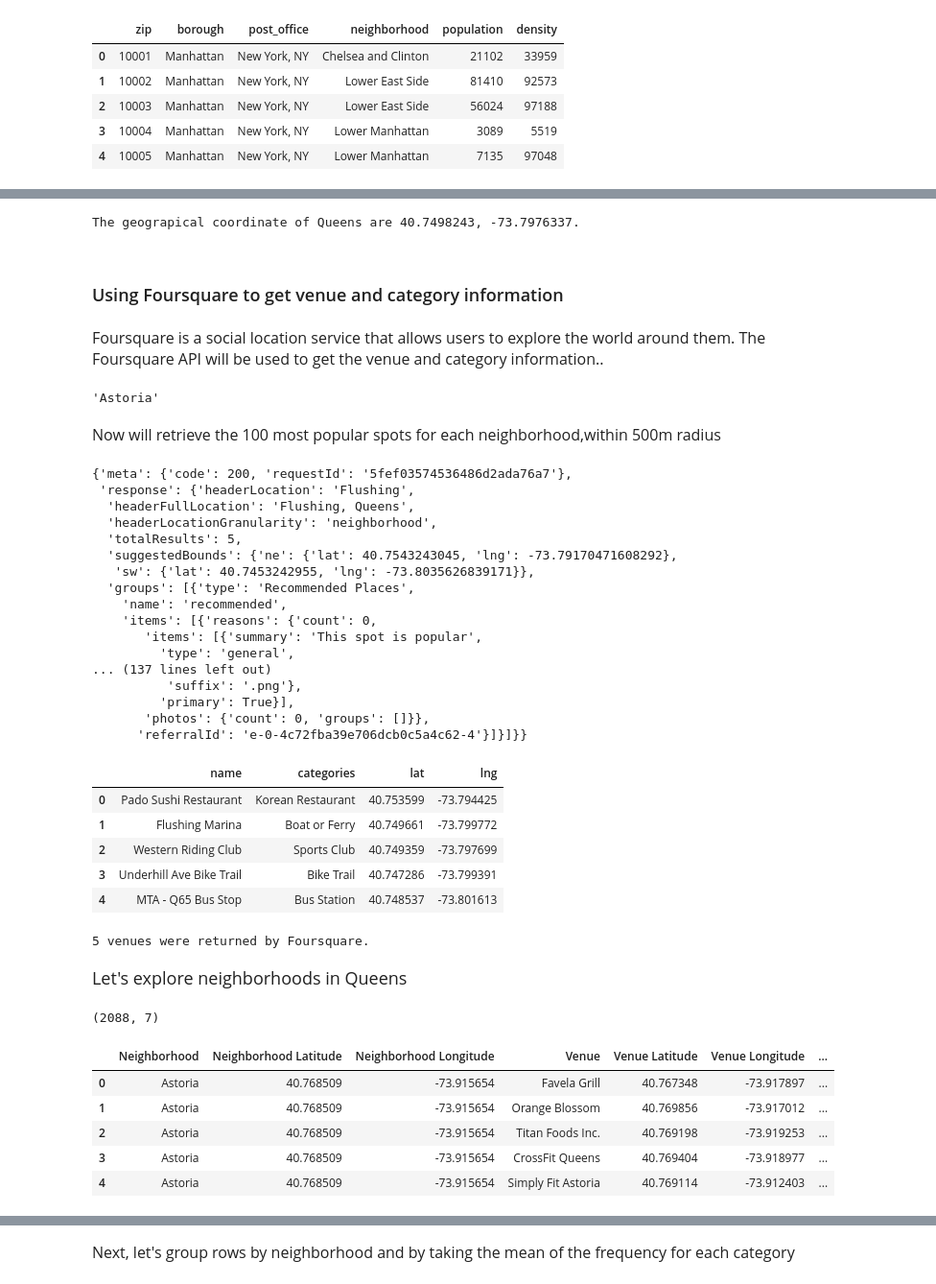
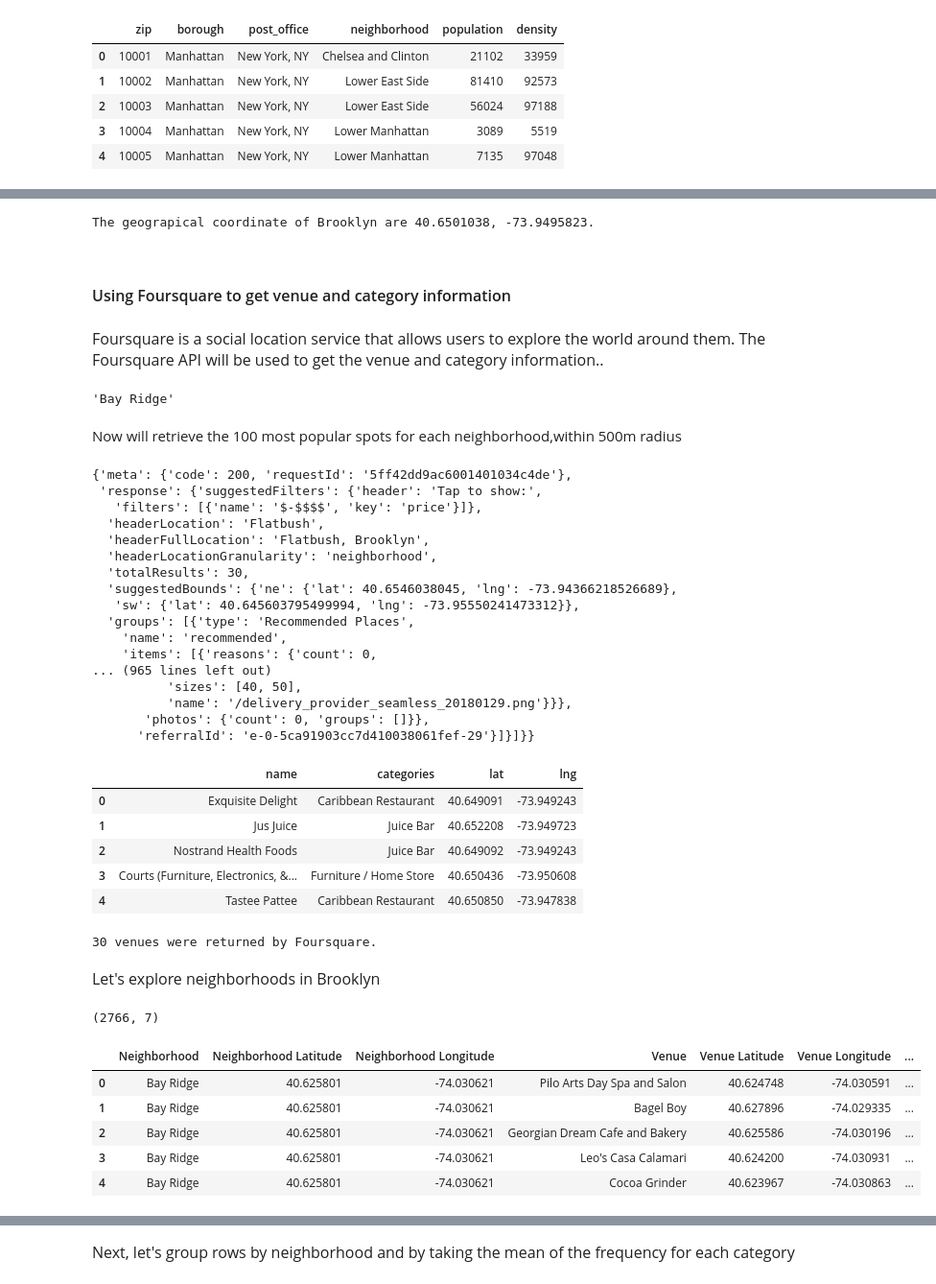
Before and after one commit to Tatenda23/Cousera_Capstone, a Jupyter notebook: Cousera_Capstone-Battle of Neighborhoods.ipynb, the cells around one changed output, grey strips where cells are left out. Shown at 96% size. Drawn from its saved outputs; the diff is of its cells as text; code cells hidden in the pictures.

```diff
--- a/Cousera_Capstone-Battle of Neighborhoods.ipynb
+++ b/Cousera_Capstone-Battle of Neighborhoods.ipynb
@@ -111,6 +183,6 @@ Name: 139, dtype: object
 # %%
-#extracting Queens data only
-queens_data = new_york[new_york['Borough'] == 'Queens'].reset_index(drop=True)
-queens_data.head()
+#extracting Brooklyndata only
+brooklyn_data = new_york[new_york['Borough'] == 'Brooklyn'].reset_index(drop=True)
+brooklyn_data.head()
 # %% [output]
 |  | Borough | Neighborhood | Latitude | Longitude |
@@ -124,15 +194,15 @@ queens_data.head()
 # %%
-address = 'Queens, NY'
+address = 'Brooklyn, NY'
 
 geolocator = Nominatim(user_agent="ny_explorer")
 location = geolocator.geocode(address)
 latitude = location.latitude
 longitude = location.longitude
-print('The geograpical coordinate of Queens are {}, {}.'.format(latitude, longitude))
+print('The geograpical coordinate of Brooklyn are {}, {}.'.format(latitude, longitude))
 # %% [output]
-The geograpical coordinate of Queens are 40.7498243, -73.7976337.
+The geograpical coordinate of Brooklyn are 40.6501038, -73.9495823.
 # %% [markdown]
- <font size="4"><h1> Using Foursquare to get venue and category information</h1></font>
+ <font size="3"><h1> Using Foursquare to get venue and category information</h1></font>
      <font size="3">  Foursquare is a social location service that allows users to explore the world around them. The Foursquare API will be used to get the venue and category information..</font>
 # %%
 #Foursquare Credentials and Version
@@ -141,11 +211,11 @@ client_secret = 'AULST3BFPQUXEIZ2DSHGFDSVCE1X2QDTVWARCY4VZBOFY0R3' # your Foursq
 VERSION = '20190530' # Foursquare API version
 # %%
 #Exploring first neighborhood
-queens_data.loc[0, 'Neighborhood']
+brooklyn_data.loc[0, 'Neighborhood']
 # %% [output]
-'Astoria'
+'Bay Ridge'
 # %% [markdown]
-<font size="3">Now will retrieve the 100 most popular spots for each neighborhood,within 500m radius </font>
+Now will retrieve the 100 most popular spots for each neighborhood,within 500m radius
 # %%
 radius = 500
 limit = 100
@@ -154,23 +224,23 @@ url = 'https://api.foursquare.com/v2/venues/explore?client_id={}&client_secret={
 res = requests.get(url).json()
 res
 # %% [output]
-{'meta': {'code': 200, 'requestId': '5fef03574536486d2ada76a7'},
- 'response': {'headerLocation': 'Flushing',
-  'headerFullLocation': 'Flushing, Queens',
+{'meta': {'code': 200, 'requestId': '5ff42dd9ac6001401034c4de'},
+ 'response': {'suggestedFilters': {'header': 'Tap to show:',
+   'filters': [{'name': '$-$$$$', 'key': 'price'}]},
+  'headerLocation': 'Flatbush',
+  'headerFullLocation': 'Flatbush, Brooklyn',
   'headerLocationGranularity': 'neighborhood',
-  'totalResults': 5,
-  'suggestedBounds': {'ne': {'lat': 40.7543243045, 'lng': -73.79170471608292},
-   'sw': {'lat': 40.7453242955, 'lng': -73.8035626839171}},
+  'totalResults': 30,
+  'suggestedBounds': {'ne': {'lat': 40.6546038045, 'lng': -73.94366218526689},
+   'sw': {'lat': 40.645603795499994, 'lng': -73.95550241473312}},
   'groups': [{'type': 'Recommended Places',
     'name': 'recommended',
     'items': [{'reasons': {'count': 0,
-       'items': [{'summary': 'This spot is popular',
-         'type': 'general',
-... (137 lines left out)
-          'suffix': '.png'},
-         'primary': True}],
+... (965 lines left out)
+          'sizes': [40, 50],
+          'name': '/delivery_provider_seamless_20180129.png'}}},
        'photos': {'count': 0, 'groups': []}},
-      'referralId': 'e-0-4c72fba39e706dcb0c5a4c62-4'}]}]}}
+      'referralId': 'e-0-5ca91903cc7d410038061fef-29'}]}]}}
 # %%
 #Function to get category of venue
 def get_category_type(row):
@@ -203,17 +273,17 @@ nearby_venues.columns = [col.split(".")[-1] for col in nearby_venues.columns]
 nearby_venues.head()
 # %% [output]
 |  | name | categories | lat | lng |
-| 0 | Pado Sushi Restaurant | Korean Restaurant | 40.753599 | -73.794425 |
-| 1 | Flushing Marina | Boat or Ferry | 40.749661 | -73.799772 |
-| 2 | Western Riding Club | Sports Club | 40.749359 | -73.797699 |
-| 3 | Underhill Ave Bike Trail | Bike Trail | 40.747286 | -73.799391 |
-| 4 | MTA - Q65 Bus Stop | Bus Station | 40.748537 | -73.801613 |
+| 0 | Exquisite Delight | Caribbean Restaurant | 40.649091 | -73.949243 |
+| 1 | Jus Juice | Juice Bar | 40.652208 | -73.949723 |
+| 2 | Nostrand Health Foods | Juice Bar | 40.649092 | -73.949243 |
+| 3 | Courts (Furniture, Electronics, &... | Furniture / Home Store | 40.650436 | -73.950608 |
+| 4 | Tastee Pattee | Caribbean Restaurant | 40.650850 | -73.947838 |
 # %%
 print('{} venues were returned by Foursquare.'.format(nearby_venues.shape[0]))
 # %% [output]
-5 venues were returned by Foursquare.
+30 venues were returned by Foursquare.
 # %% [markdown]
-<font size="4"> Let's explore neighborhoods in Queens</font>
+<font size="3"> Let's explore neighborhoods in Brooklyn</font>
 # %%
 def getNearbyVenues(names, latitudes, longitudes, radius=500):
     venues_list=[]
@@ -255,18 +325,18 @@ def getNearbyVenues(names, latitudes, longitudes, radius=500):
 
     return(nearby_venues)
 # %%
-queens_venues = getNearbyVenues(names=queens_data['Neighborhood'],
-                                   latitudes=queens_data['Latitude'],
-                                   longitudes=queens_data['Longitude']
+brooklyn_venues = getNearbyVenues(names=brooklyn_data['Neighborhood'],
+                                   latitudes=brooklyn_data['Latitude'],
+                                   longitudes=brooklyn_data['Longitude']
                                   )
 # %%
-print(queens_venues.shape)
-queens_venues.head()
+print(brooklyn_venues.shape)
+brooklyn_venues.head()
 # %% [output]
-(2088, 7)
+(2766, 7)
 |  | Neighborhood | Neighborhood Latitude | Neighborhood Longitude | Venue | Venue Latitude | Venue Longitude | ... |
-| 0 | Astoria | 40.768509 | -73.915654 | Favela Grill | 40.767348 | -73.917897 | ... |
-| 1 | Astoria | 40.768509 | -73.915654 | Orange Blossom | 40.769856 | -73.917012 | ... |
-| 2 | Astoria | 40.768509 | -73.915654 | Titan Foods Inc. | 40.769198 | -73.919253 | ... |
-| 3 | Astoria | 40.768509 | -73.915654 | CrossFit Queens | 40.769404 | -73.918977 | ... |
-| 4 | Astoria | 40.768509 | -73.915654 | Simply Fit Astoria | 40.769114 | -73.912403 | ... |
+| 0 | Bay Ridge | 40.625801 | -74.030621 | Pilo Arts Day Spa and Salon | 40.624748 | -74.030591 | ... |
+| 1 | Bay Ridge | 40.625801 | -74.030621 | Bagel Boy | 40.627896 | -74.029335 | ... |
+| 2 | Bay Ridge | 40.625801 | -74.030621 | Georgian Dream Cafe and Bakery | 40.625586 | -74.030196 | ... |
+| 3 | Bay Ridge | 40.625801 | -74.030621 | Leo's Casa Calamari | 40.624200 | -74.030931 | ... |
+| 4 | Bay Ridge | 40.625801 | -74.030621 | Cocoa Grinder | 40.623967 | -74.030863 | ... |
```
Also changed, not shown: parts of 114 cells of this notebook, 2 other files.
